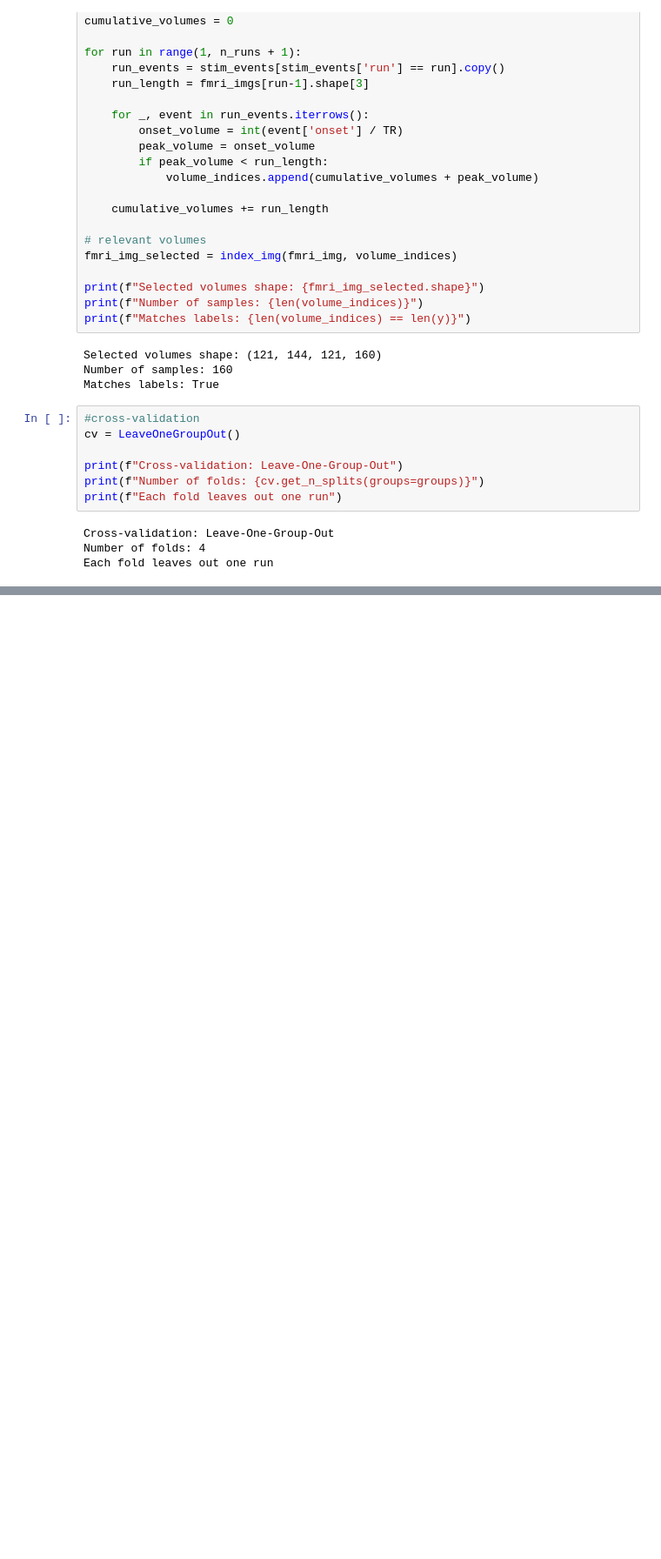
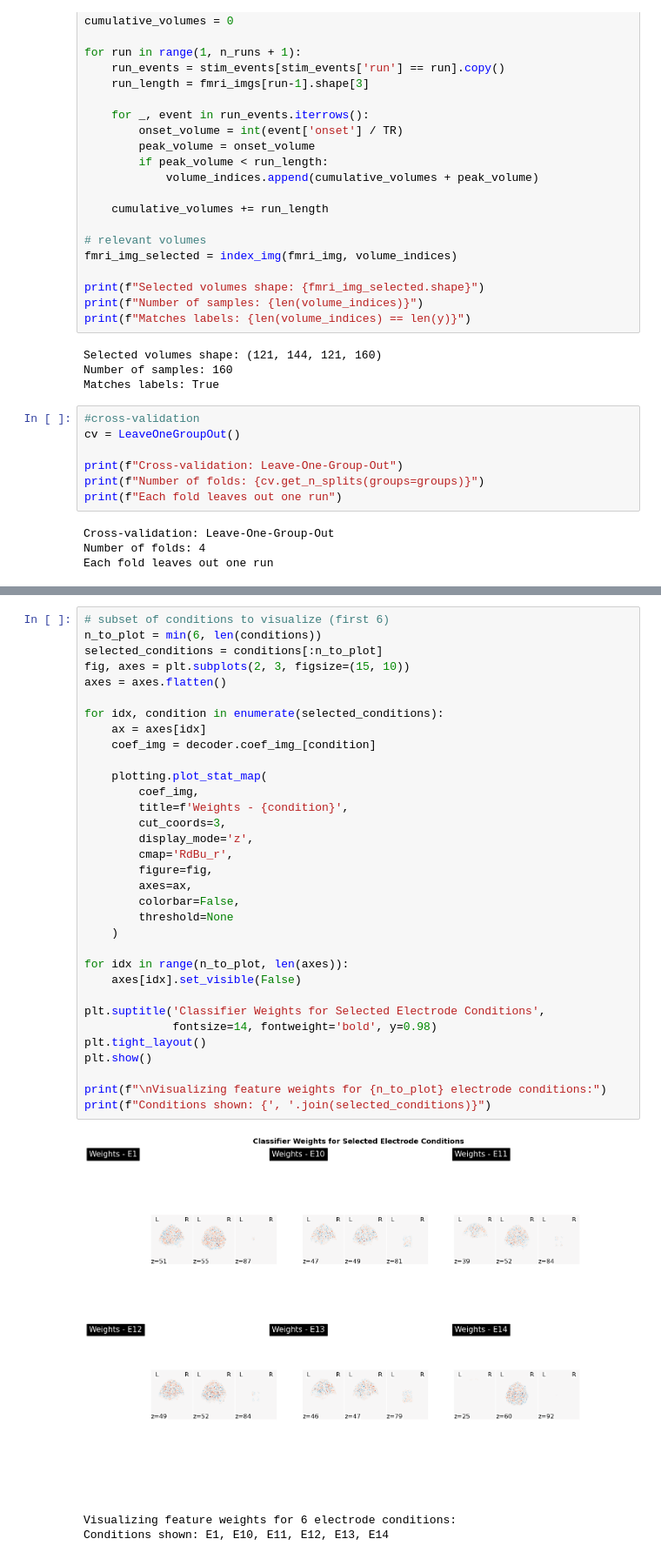
Before and after one commit to DuarteFonteSanta/Mapping_Tese, a Jupyter notebook: mapping_tese/notebooks/01_decoding_sub-p0001_ses-01_task-S1Map.ipynb, the cells around one changed output, grey strips where cells are left out. Shown at 87% size. Drawn from its saved outputs; the diff is of its cells as text; blank space fills up the shorter version.

```diff
--- a/mapping_tese/notebooks/01_decoding_sub-p0001_ses-01_task-S1Map.ipynb
+++ b/mapping_tese/notebooks/01_decoding_sub-p0001_ses-01_task-S1Map.ipynb
@@ -287,0 +396,37 @@ plt.show()
+# %%
+# subset of conditions to visualize (first 6)
+n_to_plot = min(6, len(conditions))
+selected_conditions = conditions[:n_to_plot]
+fig, axes = plt.subplots(2, 3, figsize=(15, 10))
+axes = axes.flatten()
+
+for idx, condition in enumerate(selected_conditions):
+    ax = axes[idx]
+    coef_img = decoder.coef_img_[condition]
+
+    plotting.plot_stat_map(
+        coef_img,
+        title=f'Weights - {condition}',
+        cut_coords=3,
+        display_mode='z',
+        cmap='RdBu_r',
+        figure=fig,
+        axes=ax,
+        colorbar=False,
+        threshold=None
+    )
+
+for idx in range(n_to_plot, len(axes)):
+    axes[idx].set_visible(False)
+
+plt.suptitle('Classifier Weights for Selected Electrode Conditions',
+             fontsize=14, fontweight='bold', y=0.98)
+plt.tight_layout()
+plt.show()
+
+print(f"\nVisualizing feature weights for {n_to_plot} electrode conditions:")
+print(f"Conditions shown: {', '.join(selected_conditions)}")
+# %% [output]
+[figure, added]
+Visualizing feature weights for 6 electrode conditions:
+Conditions shown: E1, E10, E11, E12, E13, E14
```
Also changed, not shown: parts of 9 cells of this notebook.
